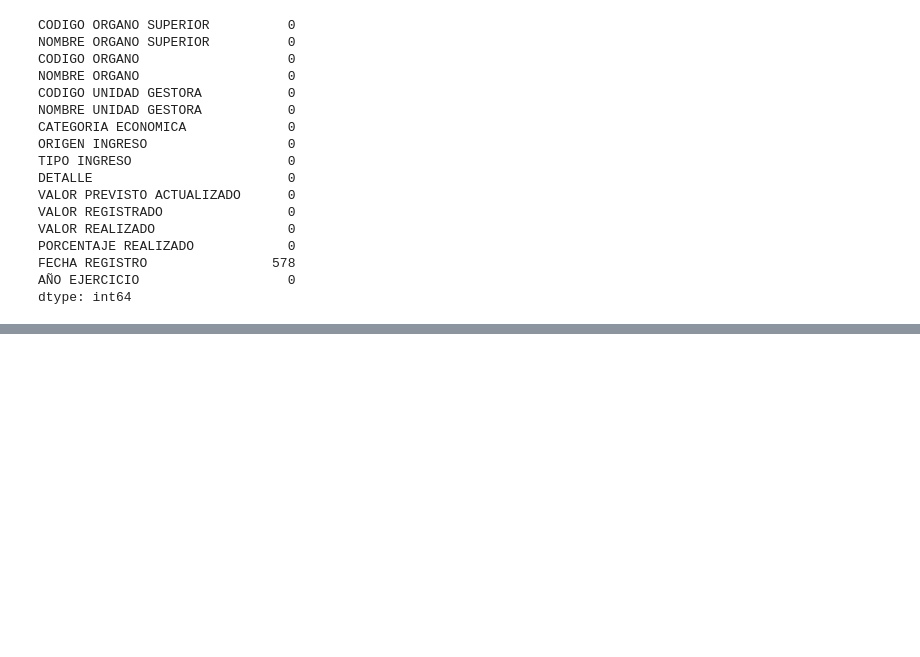
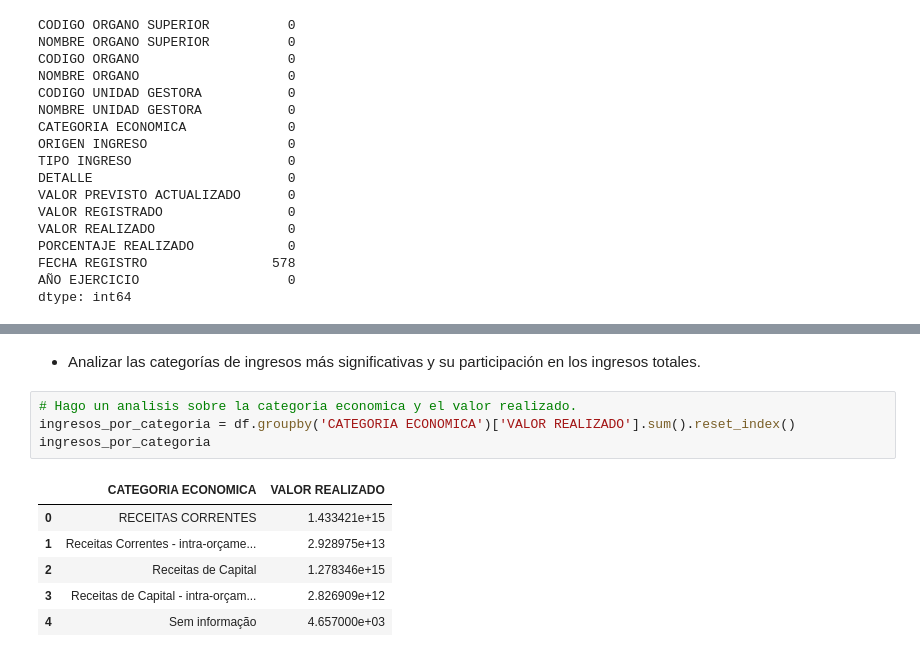
Before and after one commit to QuiqueBrotons83/Laboratorio_Python, a Jupyter notebook: notebook/Limpieza_datos_ingresos_Brasil.ipynb, the cells around one changed output, grey strips where cells are left out. Saved outputs shown, nothing was run; the diff lists cells and outputs as text; blank space fills up the shorter version.

```diff
--- a/notebook/Limpieza_datos_ingresos_Brasil.ipynb
+++ b/notebook/Limpieza_datos_ingresos_Brasil.ipynb
@@ -130,0 +171,13 @@ Name: FECHA REGISTRO, Length: 1026299, dtype: object
+# %% [markdown]
+   - Analizar las categorías de ingresos más significativas y su participación en los ingresos totales.
+# %%
+# Hago un analisis sobre la categoria economica y el valor realizado.
+ingresos_por_categoria = df.groupby('CATEGORIA ECONOMICA')['VALOR REALIZADO'].sum().reset_index()
+ingresos_por_categoria
+# %% [output]
+|  | CATEGORIA ECONOMICA | VALOR REALIZADO |
+| 0 | RECEITAS CORRENTES | 1.433421e+15 |
+| 1 | Receitas Correntes - intra-orçame... | 2.928975e+13 |
+| 2 | Receitas de Capital | 1.278346e+15 |
+| 3 | Receitas de Capital - intra-orçam... | 2.826909e+12 |
+| 4 | Sem informação | 4.657000e+03 |
```
Also changed, not shown: parts of 12 cells of this notebook.
